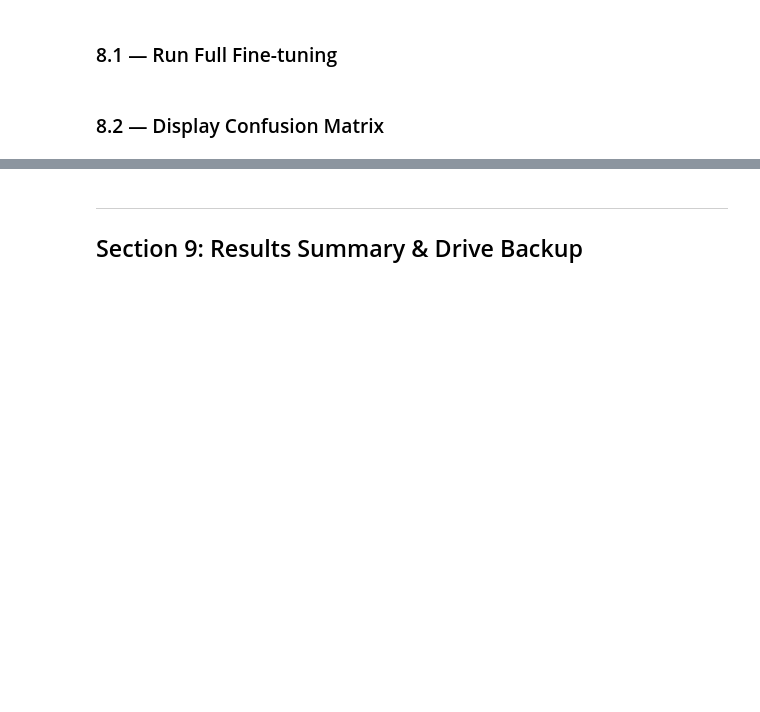
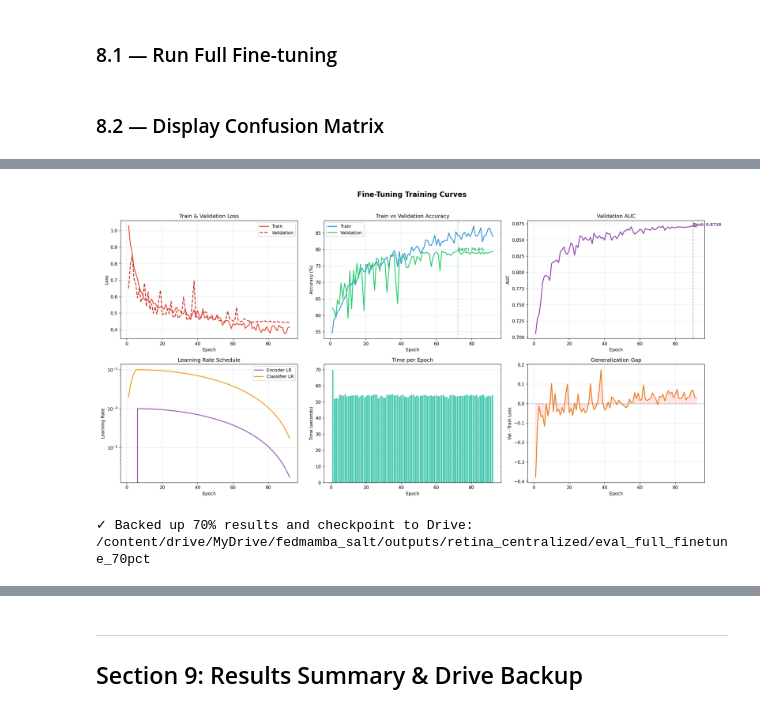
Before and after one commit to mohamed-aliii/FedMamba-SALT, a Jupyter notebook: notebooks/FedMamba_SALT_Centralized.ipynb, the cells around one changed output, grey strips where cells are left out. Saved outputs shown, nothing was run; the diff lists cells and outputs as text; code cells hidden in the pictures; blank space fills up the shorter version.

```diff
--- a/notebooks/FedMamba_SALT_Centralized.ipynb
+++ b/notebooks/FedMamba_SALT_Centralized.ipynb
@@ -615,19 +881,17 @@ Trains the model using 60% of the available training data.
 # %%
-EVAL_FT_60_DIR = os.path.join(OUTPUT_DIR, "eval_full_finetune_60pct")
+from IPython.display import Image, display
+import shutil
+
+EVAL_FT_70_DIR = os.path.join(OUTPUT_DIR, "eval_full_finetune_70pct")
 
 !python -m eval.linear_probe \
     --encoder_ckpt "{FINAL_CKPT}" \
     --data_path "{DRIVE_DATASET}" \
     --num_classes {NUM_CLASSES} \
-    --output_dir "{EVAL_FT_60_DIR}" \
-    --epochs 50 \
-    --batch_size 512 \
-    --num_workers 8 \
+    --output_dir "{EVAL_FT_70_DIR}" \
+    --epochs 100 \
+    --batch_size 256 \
+    --num_workers 10 \
     --lr 1e-3 \
     --mode full_finetune \
-    --label_fraction 0.6
-
-curves_60 = os.path.join(EVAL_FT_60_DIR, "finetune_60pct", "training_curves_full_finetune_60pct.png")
-cm_60 = os.path.join(EVAL_FT_60_DIR, "confusion_matrix_full_finetune_60pct.png")
-if os.path.exists(curves_60): display(Image(filename=curves_60))
-if os.path.exists(cm_60): display(Image(filename=cm_60))
+    --label_fraction 0.7
@@ -633,0 +916,16 @@ if os.path.exists(cm_60): display(Image(filename=cm_60))
+# %%
+curves_70 = os.path.join(EVAL_FT_70_DIR, "finetune_70pct", "training_curves_full_finetune_70pct.png")
+cm_70 = os.path.join(EVAL_FT_70_DIR, "confusion_matrix_full_finetune_70pct.png")
+if os.path.exists(curves_70): display(Image(filename=curves_70))
+if os.path.exists(cm_70): display(Image(filename=cm_70))
+
+# Backup immediately to Drive
+drive_eval_70_dir = os.path.join(DRIVE_OUTPUT, "eval_full_finetune_70pct")
+if os.path.exists(EVAL_FT_70_DIR):
+    if os.path.exists(drive_eval_70_dir):
+        shutil.rmtree(drive_eval_70_dir)
+    shutil.copytree(EVAL_FT_70_DIR, drive_eval_70_dir)
+    print(f"\n✓ Backed up 70% results and checkpoint to Drive: {drive_eval_70_dir}")
+# %% [output]
+[figure, added]
+✓ Backed up 70% results and checkpoint to Drive: /content/drive/MyDrive/fedmamba_salt/outputs/retina_centralized/eval_full_finetune_70pct
```
Also changed, not shown: parts of 43 cells of this notebook, 2 other files.
